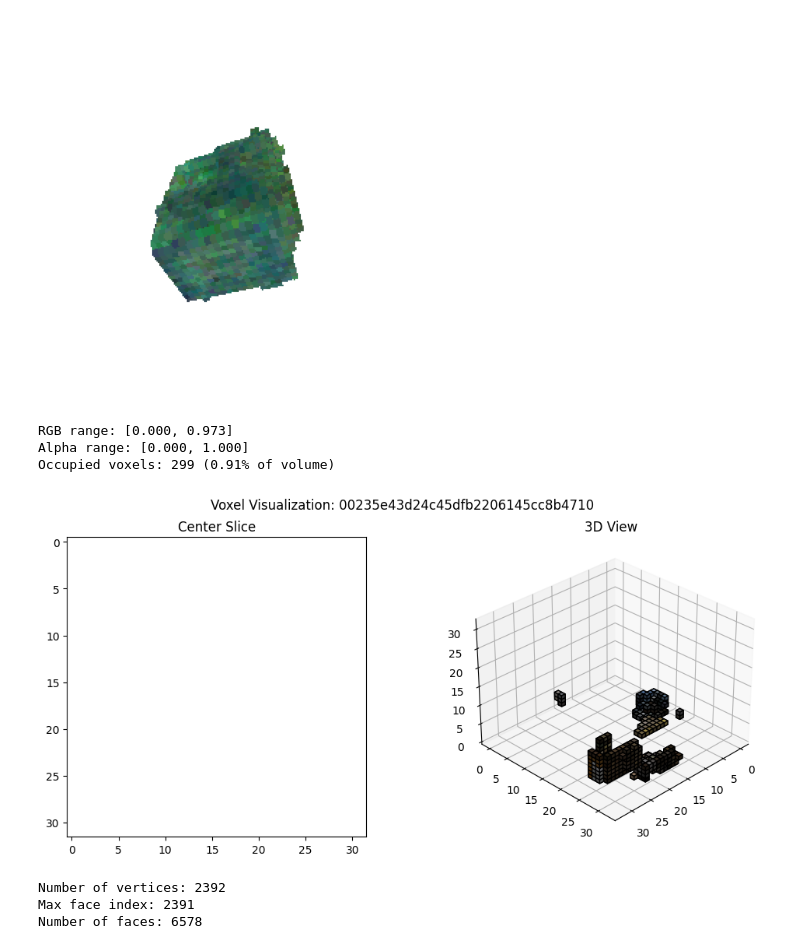
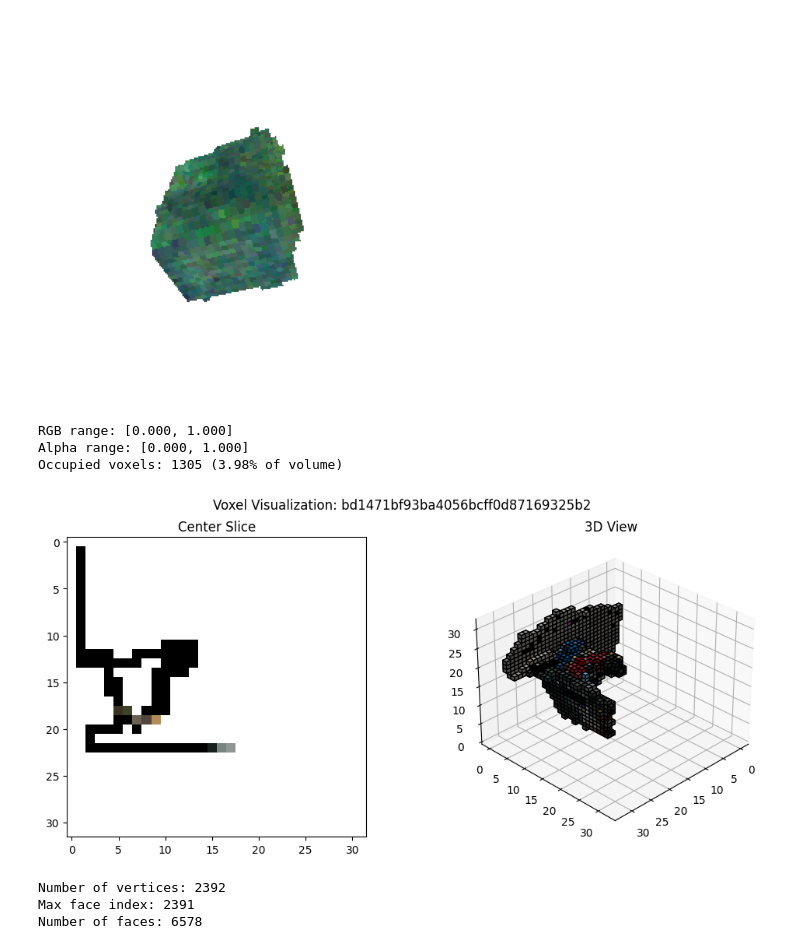
Before and after one commit to PeterAMassih/3D-BlockGen, a Jupyter notebook: run.ipynb, the cells around one changed output. Cells and saved outputs as stored; diff of their text form; code cells hidden in the pictures.

```diff
--- a/run.ipynb
+++ b/run.ipynb
@@ -145,12 +145,12 @@ Number of faces: 103268
 # %%
 from blockgen.utils import plot_voxel_tensor
 
-plot_voxel_tensor("objaverse_data_voxelized/hf-objaverse-v1/glbs/000-003/00235e43d24c45dfb2206145cc8b4710.pt")
+plot_voxel_tensor("/scratch/students/2024-fall-sp-pabdel/3D-BlockGen/objaverse_data_voxelized/hf-objaverse-v1/glbs/000-017/bd1471bf93ba4056bcff0d87169325b2.pt")
 # %% [output]
-RGB range: [0.000, 0.973]
+RGB range: [0.000, 1.000]
 Alpha range: [0.000, 1.000]
-Occupied voxels: 299 (0.91% of volume)
+Occupied voxels: 1305 (3.98% of volume)
-[figure, old version]
+[figure, new version]
 # %%
 inferencer.visualize_samples_p3d(torch.load("objaverse_data_voxelized/hf-objaverse-v1/glbs/000-003/00235e43d24c45dfb2206145cc8b4710.pt", map_location=torch.device("cuda")))
 # %% [output]
```
Also changed, not shown: parts of 5 cells of this notebook, 4 other files.
